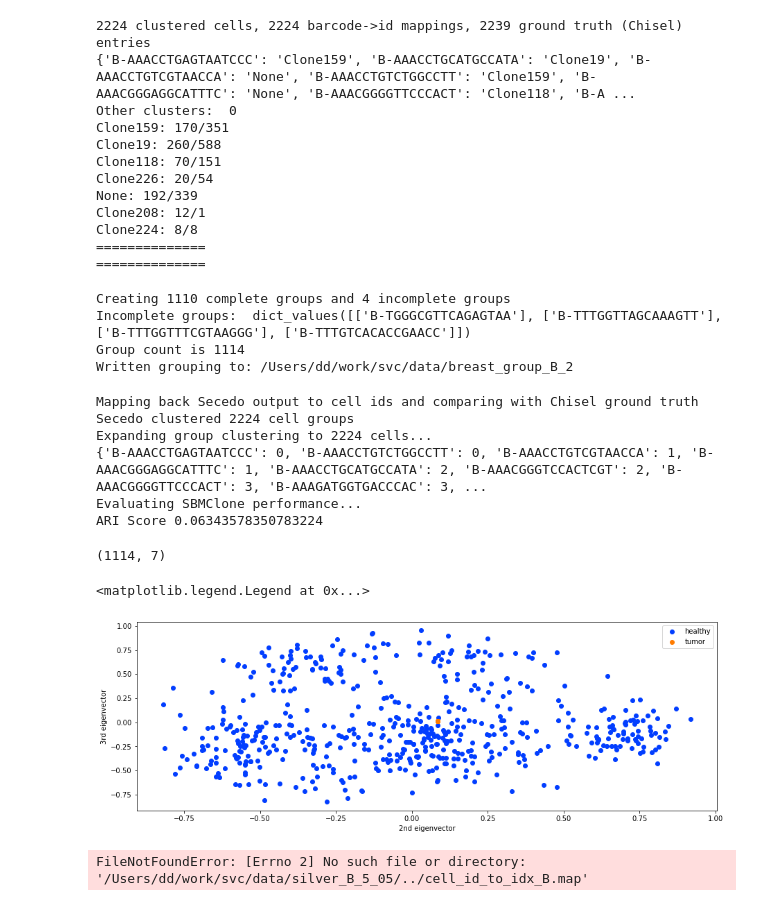
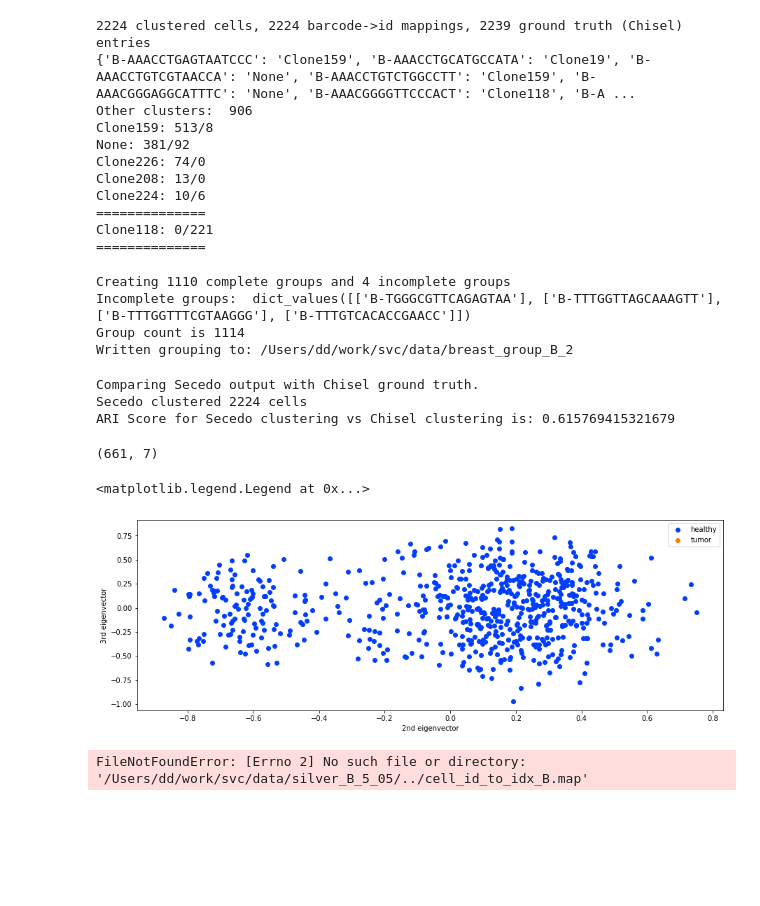
Before and after one commit to ratschlab/secedo, a Jupyter notebook: scripts/SecedoAnalyze.ipynb, the cells around one changed output. Drawn from its saved outputs; the diff is of its cells as text; code cells hidden in the pictures; blank space fills up the shorter version.

Commit message:
Correctly write out final clustering in case of grouping

```diff
--- a/scripts/SecedoAnalyze.ipynb
+++ b/scripts/SecedoAnalyze.ipynb
@@ -2,11 +2,11 @@
 slice='B'
 
 # how many cells of the same type to merge together
-merge_count = 2b
+merge_count = 2
 
 base_dir = f'/Users/dd/work/svc/data/secedo_{merge_count}x_{slice}_5_05'
 
-clusters = open(f'{base_dir}/spectral_clustering').readlines()[0][:-1].split(',')
+clusters = open(f'{base_dir}/spectral_clusteringB').readlines()[0][:-1].split(',')
 chisel_clustering_lines = open(f'{base_dir}/../mapping{slice}.tsv').readlines()
 
 # will contain <cell_id, gt_cluster, cluster>, where gt_cluster is Chisel's clustering
@@ -19,7 +19,6 @@ cell_id_to_idx_lines = open(f'{base_dir}/../barcode_to_idx_{slice}.map').readlin
 
 print(
     f'{len(clusters)} clustered cells, {len(cell_id_to_idx_lines)} barcode->id mappings, {len(chisel_clustering_lines)} ground truth (Chisel) entries')
-
 cell_id_to_idx = {}
 cell_idx_to_id = {}
 for line in cell_id_to_idx_lines:
@@ -101,15 +100,14 @@ for id, count_c in id_to_cluster_c.items():
 # %% [output]
 2224 clustered cells, 2224 barcode->id mappings, 2239 ground truth (Chisel) entries
 {'B-AAACCTGAGTAATCCC': 'Clone159', 'B-AAACCTGCATGCCATA': 'Clone19', 'B-AAACCTGTCGTAACCA': 'None', 'B-AAACCTGTCTGGCCTT': 'Clone159', 'B-AAACGGGAGGCATTTC': 'None', 'B-AAACGGGGTTCCCACT': 'Clone118', 'B-A ...
-Other clusters:  0
-Clone159: 170/351
-Clone19: 260/588
-Clone118: 70/151
-Clone226: 20/54
-None: 192/339
-Clone208: 12/1
-Clone224: 8/8
+Other clusters:  906
+Clone159: 513/8
+None: 381/92
+Clone226: 74/0
+Clone208: 13/0
+Clone224: 10/6
 ==============
+Clone118: 0/221
 ==============
 # %%
 # Generate a mapping that groups multiple cells together based on the "ground truth" provided by Chisel (CNV-based
@@ -171,68 +169,45 @@ Written grouping to: /Users/dd/work/svc/data/breast_group_B_2
 # Compute ARI score of Secedo's clustering relative to the Chisel clustering
 from sklearn.metrics import adjusted_rand_score as ari
 
-# Parse the SBM Clone output (run via 'python ~/work/sbmclone/sbmclone.py sbm_input'), assign the clusters
-# to cells and compare to the Chisel ground truth clustering (via the ARI score)
+print(f'Comparing Secedo output with Chisel ground truth.\nSecedo clustered {len(clusters)} cells')
 
-print('Mapping back Secedo output to cell ids and comparing with Chisel ground truth')
-print(f'Secedo clustered {len(clusters)} cell groups')
-print(f'Expanding group clustering to {len(cell_id_to_idx)} cells...')
-
-secedo_cell_clusters = [None] * len(cell_id_to_idx)
-print(cell_id_to_group)
-for cell_id, cell_idx in cell_id_to_idx.items():
-    secedo_cell_clusters[cell_idx] = clusters[cell_id_to_group[cell_idx_to_id[cell_idx]]]
-
-open(f'/Users/dd/work/svc/data/output/cluster-assignments-per-cell_9x.txt', 'w').write(','.join(secedo_cell_clusters))
-
-print('Evaluating SBMClone performance...')
 chisel_clusters = []
-for i, cluster in enumerate(secedo_cell_clusters):
+for i, cluster in enumerate(clusters):
     cell_id = cell_idx_to_id[i]
     chisel_clusters.append(cell_id_to_clone_idx[cell_id])
-print(f'ARI Score {ari(secedo_cell_clusters, chisel_clusters)}')
+print(f'ARI Score for Secedo clustering vs Chisel clustering is: {ari(clusters, chisel_clusters)}')
 # %% [output]
-Mapping back Secedo output to cell ids and comparing with Chisel ground truth
-Secedo clustered 2224 cell groups
-Expanding group clustering to 2224 cells...
-{'B-AAACCTGAGTAATCCC': 0, 'B-AAACCTGTCTGGCCTT': 0, 'B-AAACCTGTCGTAACCA': 1, 'B-AAACGGGAGGCATTTC': 1, 'B-AAACCTGCATGCCATA': 2, 'B-AAACGGGTCCACTCGT': 2, 'B-AAACGGGGTTCCCACT': 3, 'B-AAAGATGGTGACCCAC': 3, ...
-Evaluating SBMClone performance...
-ARI Score 0.06343578350783224
+Comparing Secedo output with Chisel ground truth.
+Secedo clustered 2224 cells
+ARI Score for Secedo clustering vs Chisel clustering is: 0.615769415321679
 # %%
-# Plot eigenvectors for the Varsim simulated dataset
+# Plot eigenvectors for the Secedo similarity matrix
 
 import matplotlib.pyplot as plt
 import numpy as np
 import seaborn as sns
 
 base_dir = f'/Users/dd/work/svc/data/secedo_{merge_count}x_{slice}_5_05'
-data = np.loadtxt(f'{base_dir}/sim_mat_eigenvectors_norm.csv')
+data = np.loadtxt(f'{base_dir}/sim_mat_eigenvectors_normB.csv')
 colors = sns.color_palette('bright')
 
 x1 = data[:1000,1]
 y1 = data[:1000,2]
 
 x2 = data[1000:,1]
 y2 = data[1000:,2]
 
-
-
 print(data.shape)
 fig, axs = plt.subplots(1, 1, figsize=(15,5))
 
 axs.scatter(x1,y1, label='healthy', color = colors[0])
 axs.scatter(x2,y2, label='tumor', color = colors[1])
-
-
-
 axs.set(xlabel='2nd eigenvector', ylabel='3rd eigenvector')
-
-#fig, axs = plt.subplots(1)
 axs.legend(loc='upper right')
 # %% [output]
-(1114, 7)
+(661, 7)
 <matplotlib.legend.Legend at 0x...>
-[figure, old version]
+[figure, new version]
 # %%
 # Write out the BAM files that make up each cluster
 
```
Also changed, not shown: 3 other files.
